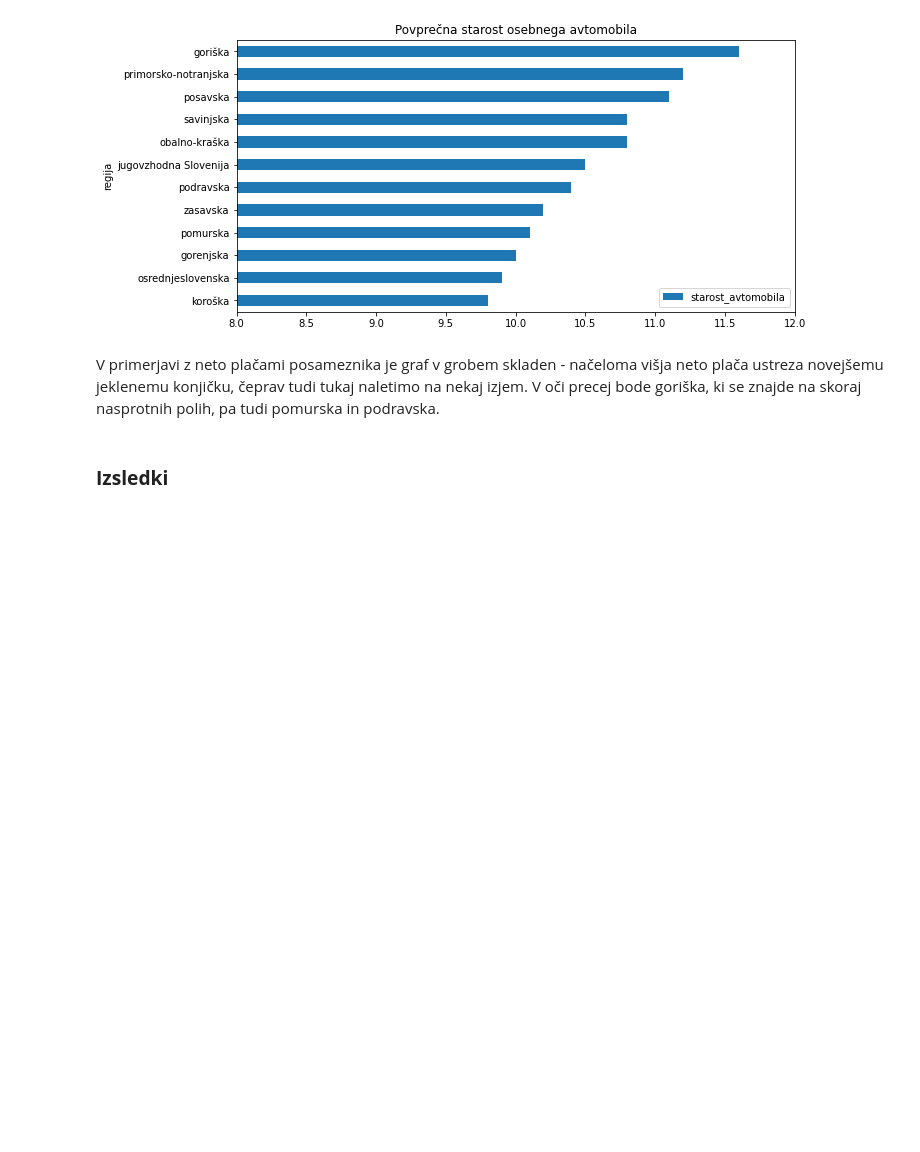
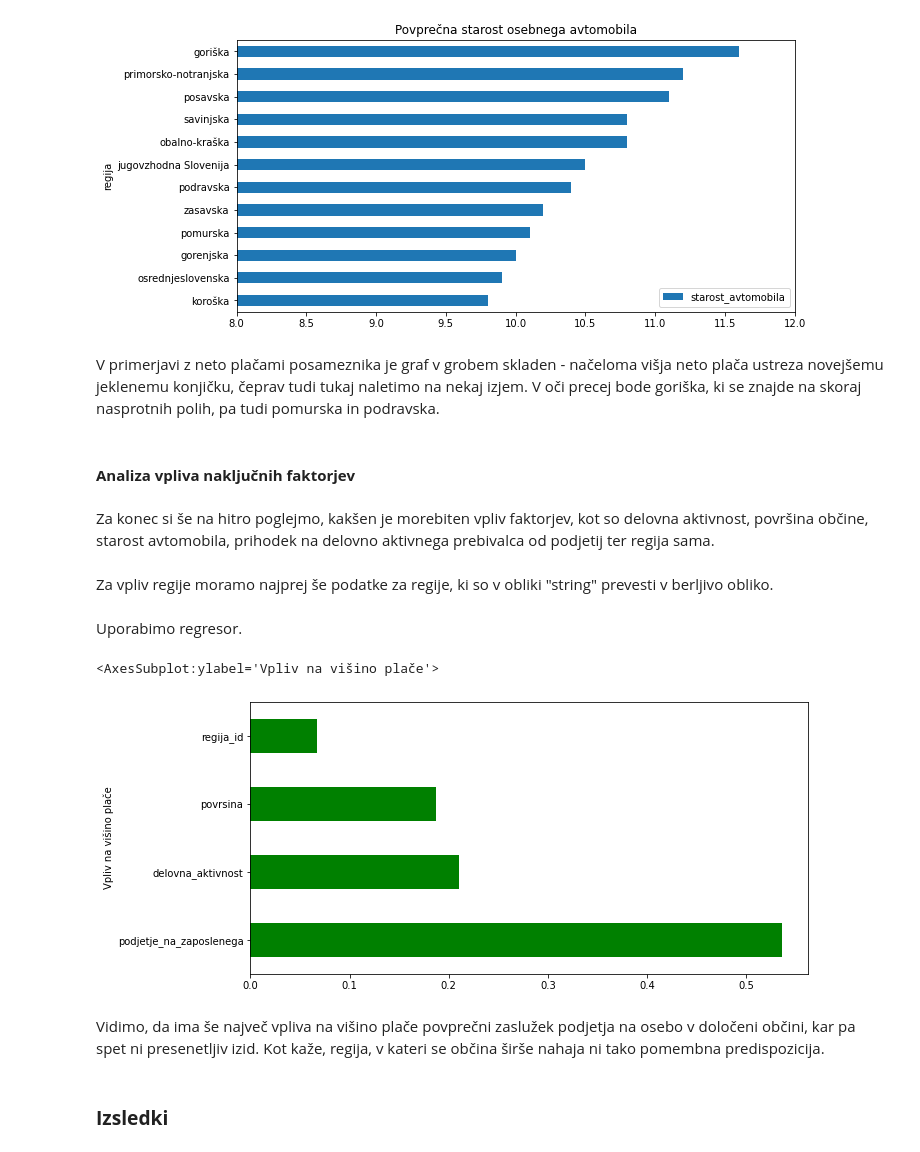
Before and after one commit to matejgorjup/PROG1-analiza-podatkov, a Jupyter notebook: obcine.ipynb, the cells around one changed output. Saved outputs shown, nothing was run; the diff lists cells and outputs as text; code cells hidden in the pictures; blank space fills up the shorter version.

```diff
--- a/obcine.ipynb
+++ b/obcine.ipynb
@@ -332,6 +358,34 @@ starosti.plot.barh(xlim=(8, 12), figsize=(10,5), title='Povprečna starost osebn
 # %% [markdown]
 V primerjavi z neto plačami posameznika je graf v grobem skladen - načeloma višja neto plača ustreza novejšemu jeklenemu konjičku, čeprav tudi tukaj naletimo na nekaj izjem.
 V oči precej bode goriška, ki se znajde na skoraj nasprotnih polih, pa tudi pomurska in podravska.
+# %% [markdown]
+#### **Analiza vpliva naključnih faktorjev**
+# %% [markdown]
+Za konec si še na hitro poglejmo, kakšen je morebiten vpliv faktorjev, kot so delovna aktivnost, površina občine, starost avtomobila, prihodek na delovno aktivnega prebivalca od podjetij ter regija sama.
+# %% [markdown]
+Za vpliv regije moramo najprej še podatke za regije, ki so v obliki "string" prevesti v berljivo obliko.
+# %%
+obcine.regija.drop_duplicates()
+regions=obcine.regija.drop_duplicates().reset_index()
+slovar=dict(zip(regions['regija'], regions['id']))
+obcine['regija_id']=obcine['regija'].replace(slovar)
+# %% [markdown]
+Uporabimo regresor.
+# %%
+data_dep = obcine['placa']
+data_indep = obcine[['povrsina', 'delovna_aktivnost', 'podjetje_na_zaposlenega', 'regija_id']]
+
+regressor = RandomForestRegressor(n_estimators = 210, max_depth = 10, random_state=0)
+rf = regressor.fit(data_indep, data_dep)
+
+fig=plt.figure(figsize=(10, 5))
+feat_importances = pd.Series(rf.feature_importances_, index=['povrsina', 'delovna_aktivnost', 'podjetje_na_zaposlenega', 'regija_id'])
+feat_importances.sort_values(ascending=False).plot.barh(color = 'green', ylabel='Vpliv na višino plače')
+# %% [output]
+<AxesSubplot:ylabel='Vpliv na višino plače'>
+[figure, added]
+# %% [markdown]
+Vidimo, da ima še največ vpliva na višino plače povprečni zaslužek podjetja na osebo v določeni občini, kar pa spet ni presenetljiv izid. Kot kaže, regija, v kateri se občina širše nahaja ni tako pomembna predispozicija.
 # %% [markdown]
 ### **Izsledki**
 # %% [markdown]
```
Also changed, not shown: parts of 5 cells of this notebook.
